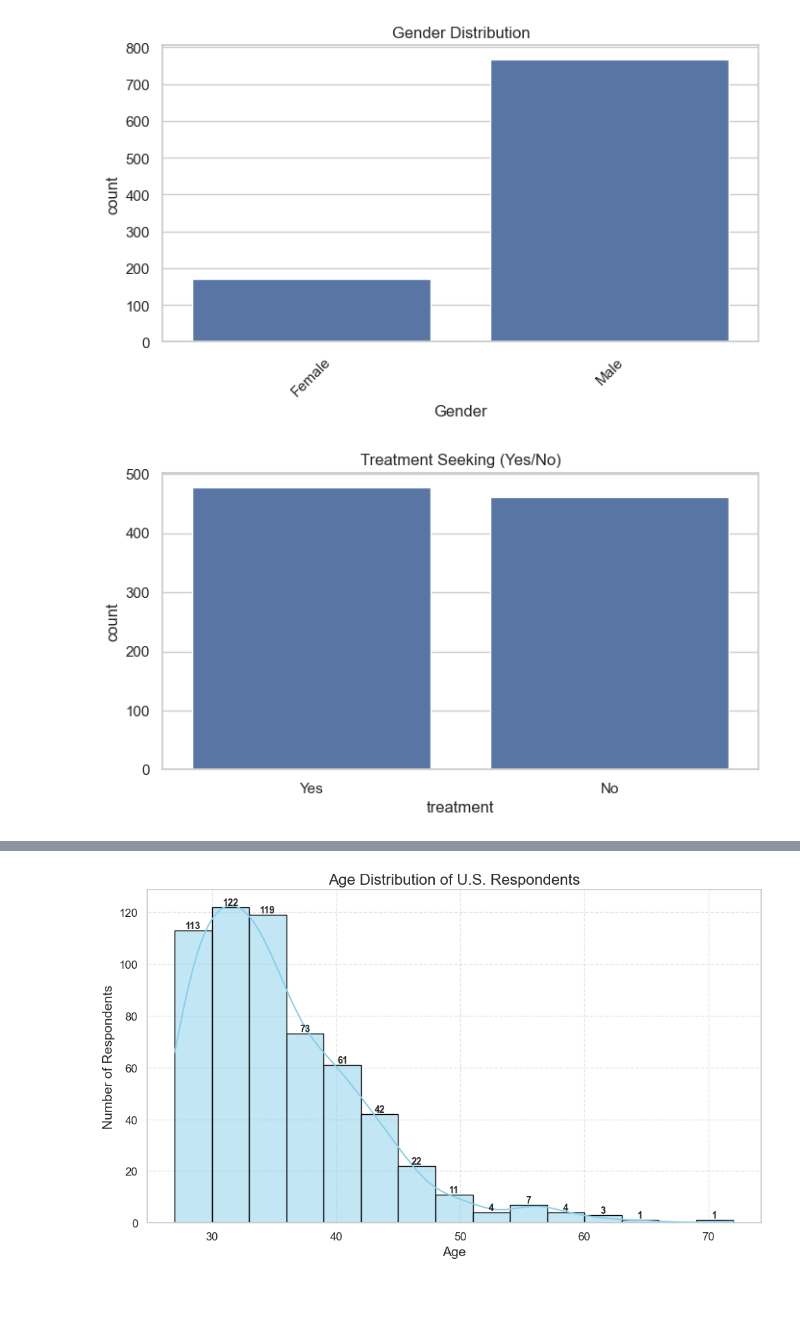
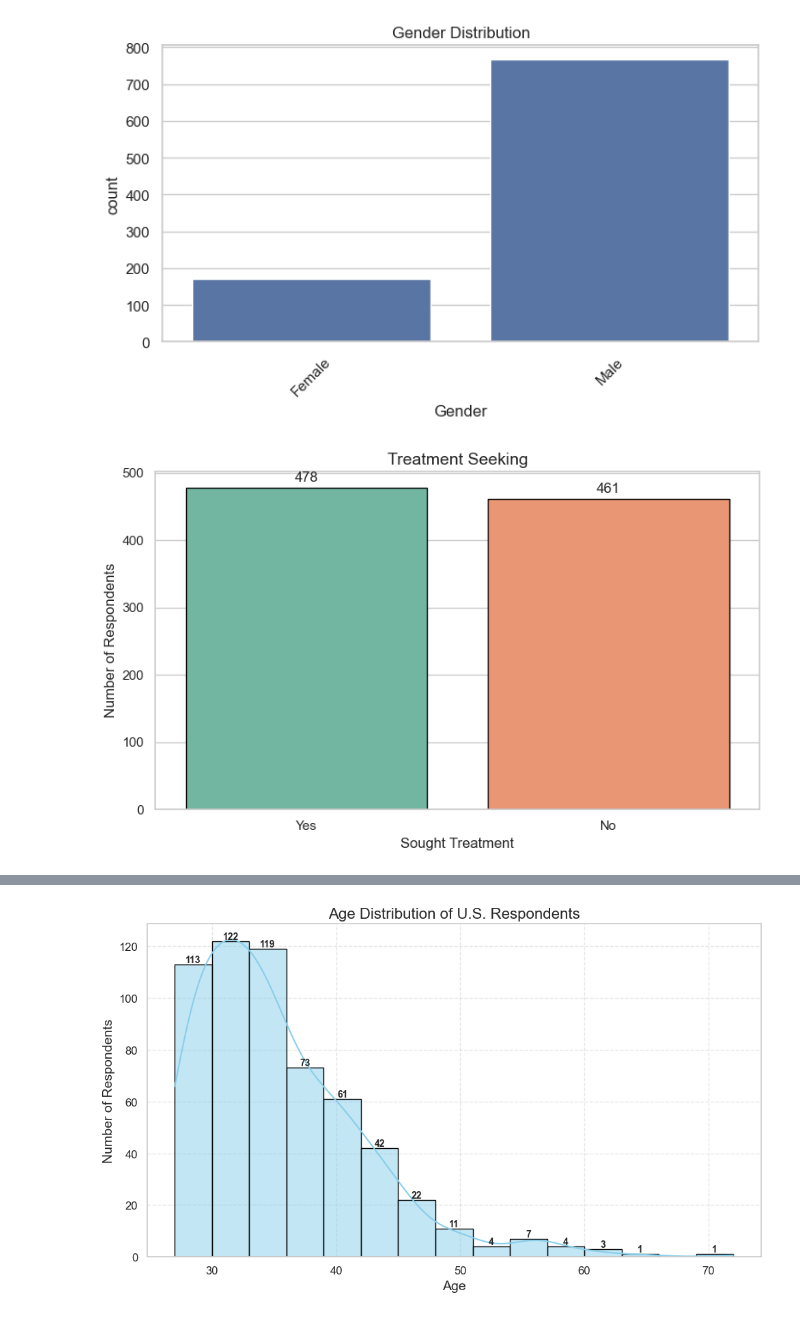
Before and after one commit to markchweya/DSA2040A_DataMining_Group1, a Jupyter notebook: DSA2040A_DataMining_Group1/notebooks/2_exploratory_analysis.ipynb, the cells around one changed output, grey strips where cells are left out. Saved outputs shown, nothing was run; the diff lists cells and outputs as text; code cells hidden in the pictures.

```diff
--- a/DSA2040A_DataMining_Group1/notebooks/2_exploratory_analysis.ipynb
+++ b/DSA2040A_DataMining_Group1/notebooks/2_exploratory_analysis.ipynb
@@ -64,10 +120,35 @@ plt.show()
 # %% [output]
 [figure]
 # %%
-# Treatment Seeking Count
-plt.figure(figsize=(8, 4))
-sns.countplot(x='treatment', data=df)
-plt.title('Treatment Seeking (Yes/No)')
+plt.figure(figsize=(8, 5))
+
+# Assign 'treatment' to both x and hue, and disable the legend
+ax = sns.countplot(
+    data=df,
+    x='treatment',
+    hue='treatment',        # Needed to use 'palette' properly
+    palette='Set2',
+    legend=False,
+    edgecolor='black'
+)
+
+# Add value labels above each bar
+for container in ax.containers:
+    ax.bar_label(container, padding=3, fontsize=12)
+
+# Title and axis labels
+plt.title('Treatment Seeking', fontsize=14)
+plt.xlabel('Sought Treatment', fontsize=12)
+plt.ylabel('Number of Respondents', fontsize=12)
+
+# Adjust font sizes for ticks
+plt.xticks(fontsize=11)
+plt.yticks(fontsize=11)
+
+# Tight layout for spacing
+plt.tight_layout()
+
+# Show the final plot
 plt.show()
 # %% [output]
-[figure, old version]
+[figure, new version]
```
Also changed, not shown: parts of 15 cells of this notebook.
